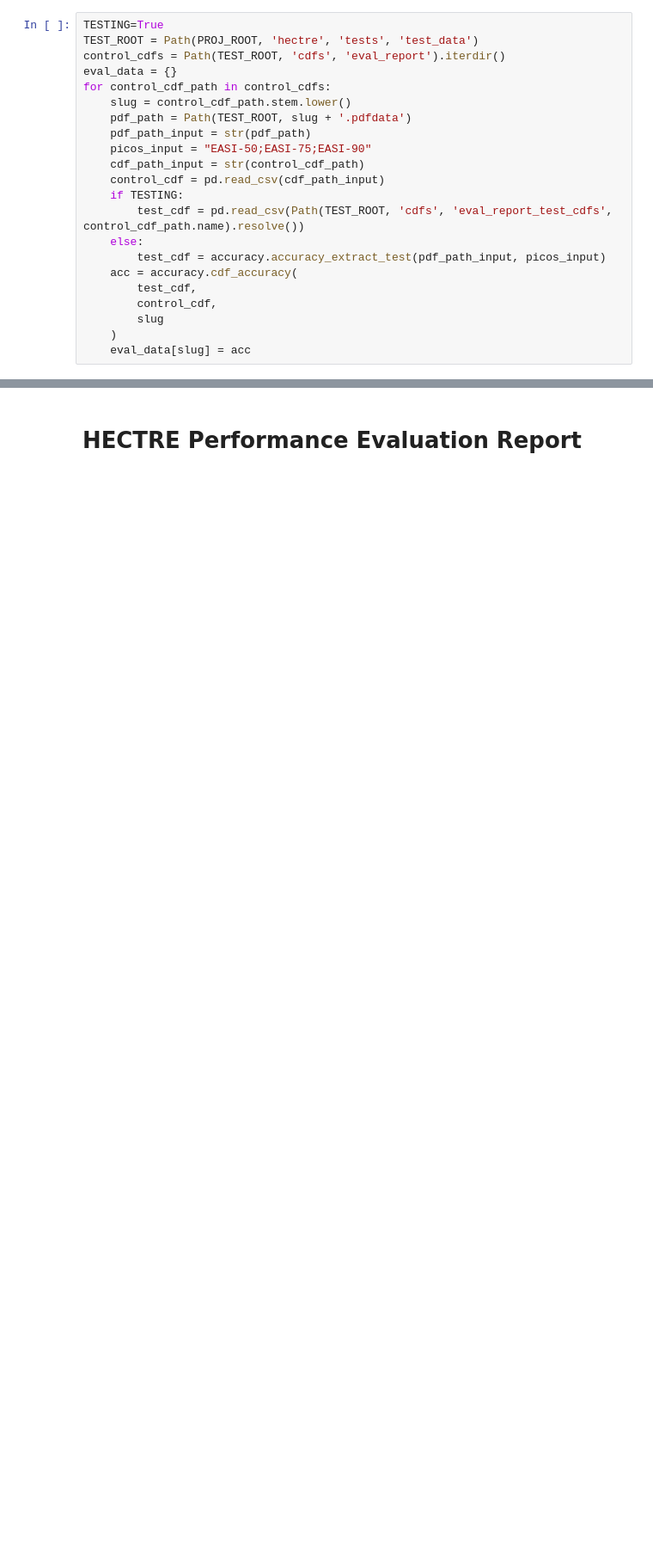
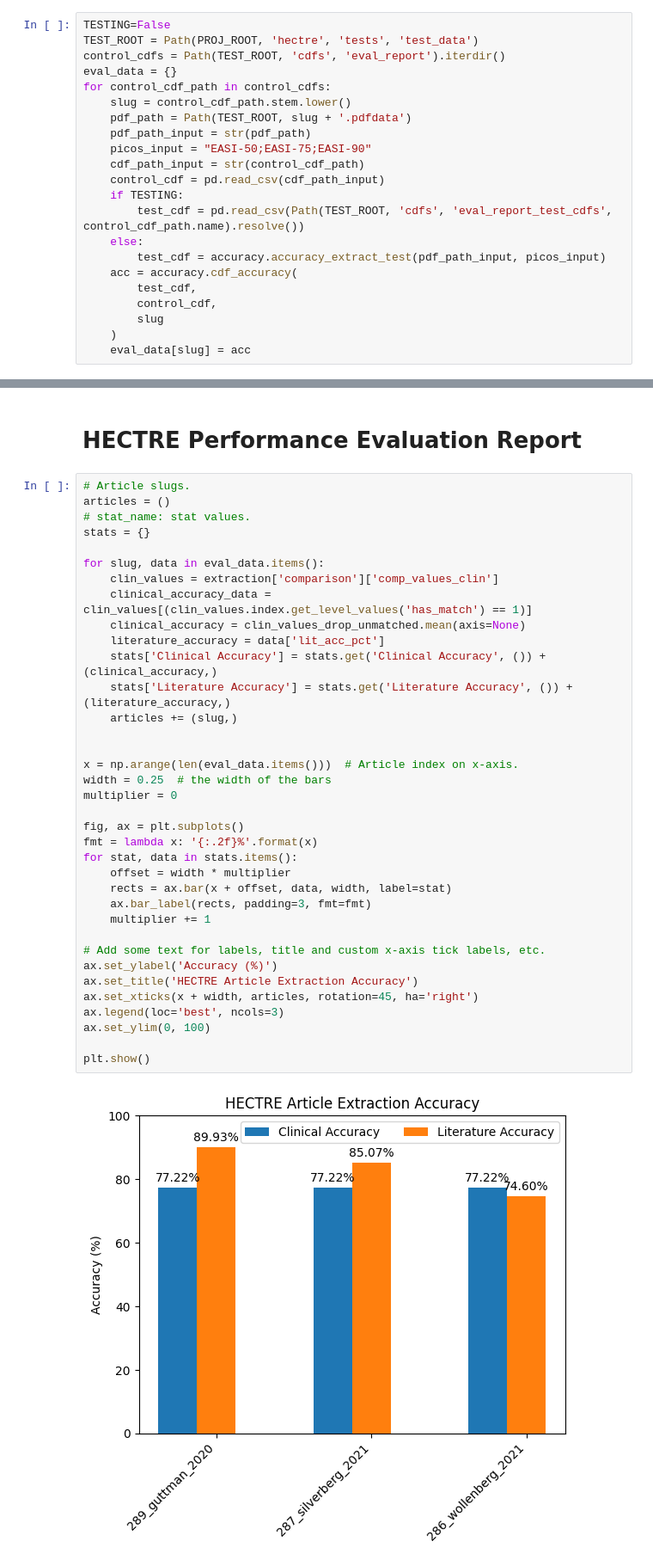
Before and after one commit to Harvard-Pfizer-HECTRE/HECTRE, a Jupyter notebook: hectre/reports/accuracy.ipynb, the cells around one changed output, grey strips where cells are left out. Shown at 86% size. Saved outputs shown, nothing was run; the diff lists cells and outputs as text; blank space fills up the shorter version.

Commit message:
Accuracy bar plot

```diff
--- a/hectre/reports/accuracy.ipynb
+++ b/hectre/reports/accuracy.ipynb
@@ -16,7 +18,7 @@ sys.path.insert(0, str(PROJ_ROOT))
 from hectre.metrics import accuracy
 logging.disable()
 # %%
-TESTING=True
+TESTING=False
 TEST_ROOT = Path(PROJ_ROOT, 'hectre', 'tests', 'test_data')
 control_cdfs = Path(TEST_ROOT, 'cdfs', 'eval_report').iterdir()
 eval_data = {}
@@ -48,6 +50,44 @@ def set_index_colors(df, index_styles):
     return df1
 # %% [markdown]
 # HECTRE Performance Evaluation Report
+# %%
+# Article slugs.
+articles = ()
+# stat_name: stat values.
+stats = {}
+
+for slug, data in eval_data.items():
+    clin_values = extraction['comparison']['comp_values_clin']
+    clinical_accuracy_data = clin_values[(clin_values.index.get_level_values('has_match') == 1)]
+    clinical_accuracy = clin_values_drop_unmatched.mean(axis=None)
+    literature_accuracy = data['lit_acc_pct']
+    stats['Clinical Accuracy'] = stats.get('Clinical Accuracy', ()) + (clinical_accuracy,)
+    stats['Literature Accuracy'] = stats.get('Literature Accuracy', ()) + (literature_accuracy,)
+    articles += (slug,)
+
+
+x = np.arange(len(eval_data.items()))  # Article index on x-axis.
+width = 0.25  # the width of the bars
+multiplier = 0
+
+fig, ax = plt.subplots()
+fmt = lambda x: '{:.2f}%'.format(x)
+for stat, data in stats.items():
+    offset = width * multiplier
+    rects = ax.bar(x + offset, data, width, label=stat)
+    ax.bar_label(rects, padding=3, fmt=fmt)
+    multiplier += 1
+
+# Add some text for labels, title and custom x-axis tick labels, etc.
+ax.set_ylabel('Accuracy (%)')
+ax.set_title('HECTRE Article Extraction Accuracy')
+ax.set_xticks(x + width, articles, rotation=45, ha='right')
+ax.legend(loc='best', ncols=3)
+ax.set_ylim(0, 100)
+
+plt.show()
+# %% [output]
+[figure, added]
 # %%
 pd.set_option('display.max_rows', 200)
 pd.set_option('display.max_columns', 100)
```
Also changed, not shown: parts of 2 cells of this notebook.
